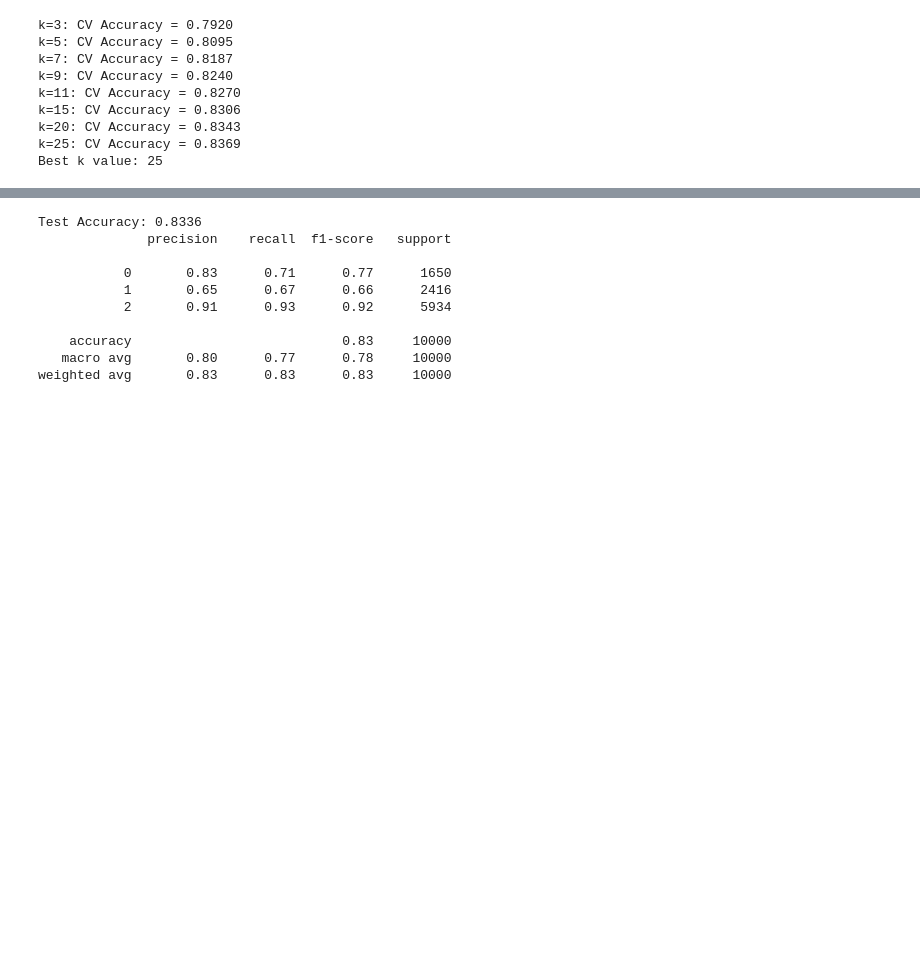
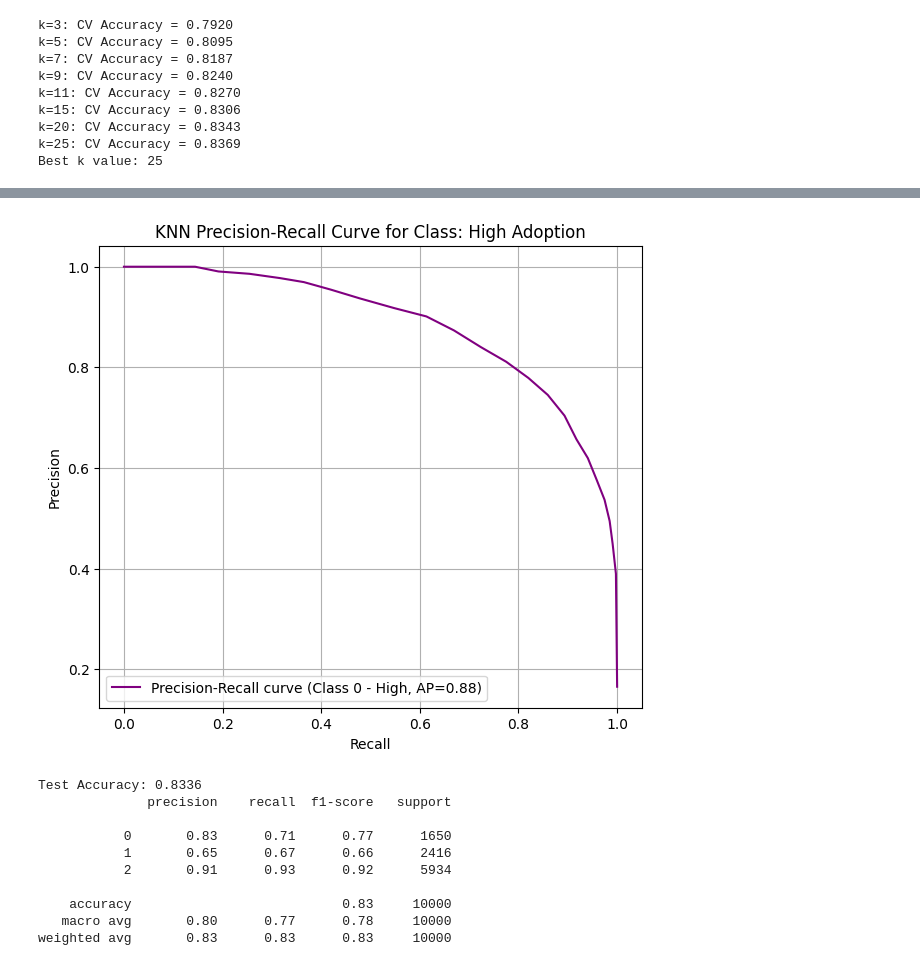
Before and after one commit to CGUILLEN23/ADS-504-EV-Adoption-Project, a Jupyter notebook: ADS_504_Final_Project_EV_Transition_EDA_and_Preprocessing_LR_DT_RF_KNN_Final.ipynb, the cells around one changed output, grey strips where cells are left out. Cells and saved outputs as stored; diff of their text form; code cells hidden in the pictures; blank space fills up the shorter version.

```diff
--- a/ADS_504_Final_Project_EV_Transition_EDA_and_Preprocessing_LR_DT_RF_KNN_Final.ipynb
+++ b/ADS_504_Final_Project_EV_Transition_EDA_and_Preprocessing_LR_DT_RF_KNN_Final.ipynb
@@ -579,3 +602,35 @@ Best k value: 25
+# %%
+from sklearn.metrics import precision_recall_curve, average_precision_score
+from sklearn.preprocessing import label_binarize
+
+# Get probability estimates for all classes
+y_proba = knn_model.predict_proba(X_test_scaled)
+
+# For multi-class, plot one Precision-Recall curve per class (e.g., for 'High' adoption, which is class 0)
+# Binarize the true labels for class 0
+y_test_binarized_class_0 = (y_test == 0).astype(int)
+
+# Get the probability estimates for class 0
+y_probs_class_0 = y_proba[:, 0]
+
+# Calculate precision and recall for class 0
+precision_class_0, recall_class_0, _ = precision_recall_curve(y_test_binarized_class_0, y_probs_class_0)
+
+# Calculate Average Precision Score for class 0
+avg_precision_class_0 = average_precision_score(y_test_binarized_class_0, y_probs_class_0)
+
+plt.figure(figsize=(7, 6))
+plt.plot(recall_class_0, precision_class_0, color='purple', label=f'Precision-Recall curve (Class 0 - High, AP={avg_precision_class_0:.2f})')
+plt.xlabel('Recall')
+plt.ylabel('Precision')
+plt.title('KNN Precision-Recall Curve for Class: High Adoption')
+plt.legend(loc='lower left')
+plt.grid(True)
+plt.show()
+
+# You can extend this to plot for other classes (1 and 2) similarly
+# %% [output]
+[figure, added]
 # %%
 knn_model = KNeighborsClassifier(n_neighbors=best_k)
 knn_model.fit(X_train_scaled, y_train)
```
Also changed, not shown: parts of 1 cell of this notebook.
